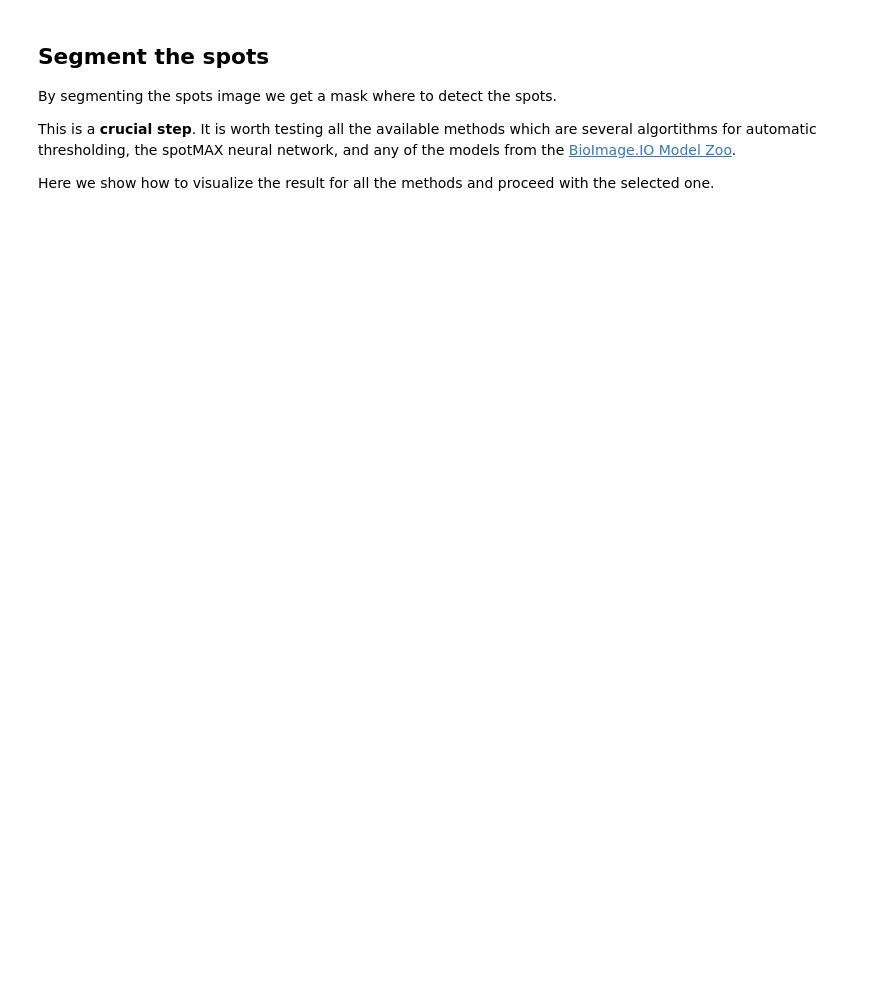
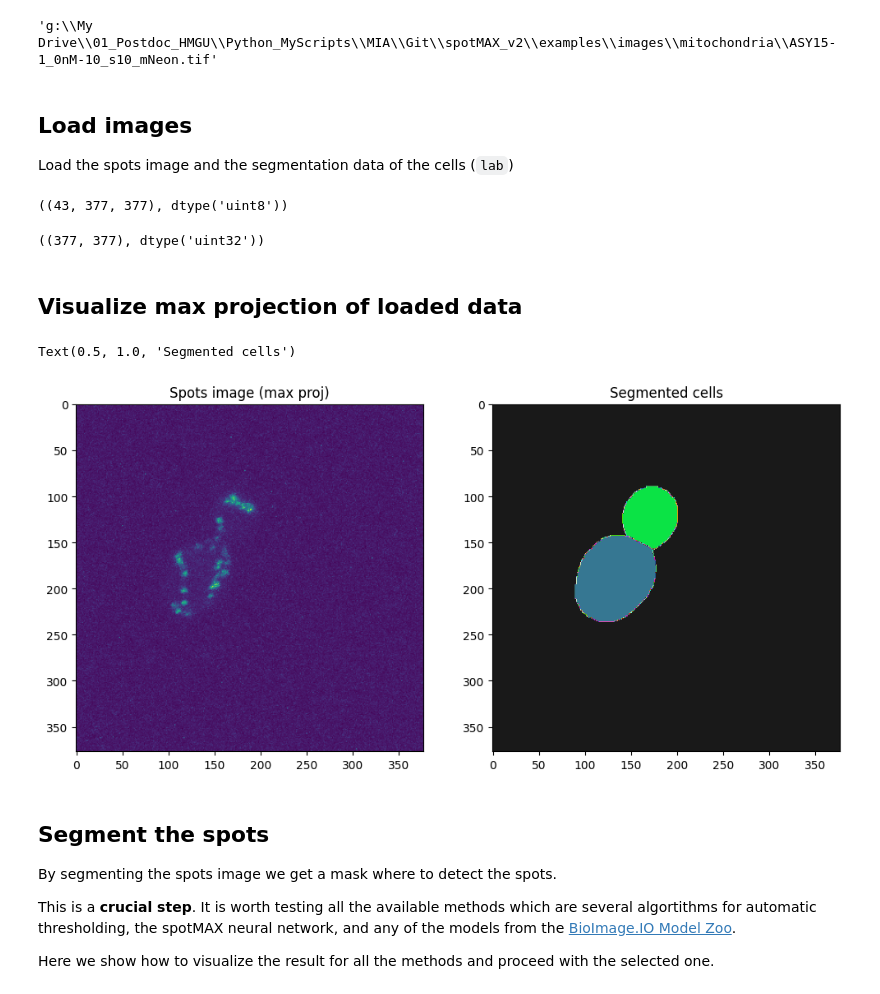
Before and after one commit to ElpadoCan/SpotMAX, a Jupyter notebook: examples/notebooks/spot_detection_from_image_file.ipynb, the cells around one changed output. Cells and saved outputs as stored; diff of their text form; code cells hidden in the pictures; blank space fills up the shorter version.

```diff
--- a/examples/notebooks/spot_detection_from_image_file.ipynb
+++ b/examples/notebooks/spot_detection_from_image_file.ipynb
@@ -10,3 +15,47 @@ image =
+# %%
+work_dir = os.getcwd()
+examples_dir = os.path.dirname(work_dir)
+mitochondria_dir = os.path.join(examples_dir, 'images', 'mitochondria')
+IMAGE_PATH = os.path.join(mitochondria_dir, 'ASY15-1_0nM-10_s10_mNeon.tif')
+LABELS_PATH = os.path.join(mitochondria_dir, 'ASY15-1_0nM-10_s10_segm.npz')
+IMAGE_PATH
+# %% [output]
+'g:\\My Drive\\01_Postdoc_HMGU\\Python_MyScripts\\MIA\\Git\\spotMAX_v2\\examples\\images\\mitochondria\\ASY15-1_0nM-10_s10_mNeon.tif'
+# %% [markdown]
+## Load images
+Load the spots image and the segmentation data of the cells (`lab`)
+# %%
+image = tifffile.tifffile.imread(IMAGE_PATH)
+image.shape, image.dtype
+# %% [output]
+((43, 377, 377), dtype('uint8'))
+# %%
+lab = np.load(LABELS_PATH)['arr_0']
+lab.shape, lab.dtype
+# %% [output]
+((377, 377), dtype('uint32'))
+# %% [markdown]
+## Visualize max projection of loaded data
+# %%
+import matplotlib.pyplot as plt
+import matplotlib
+
+spots_img_max = image.max(axis=0)
+
+fig, ax = plt.subplots(1, 2, figsize=(12,8))
+ax[0].imshow(spots_img_max)
+ax[0].set_title('Spots image (max proj)')
+
+random_colors = np.random.rand(256,3)
+# Dark color for background
+random_colors[0] = (0.1, 0.1, 0.1)
+cmap = matplotlib.colors.ListedColormap(random_colors)
+
+ax[1].imshow(lab, cmap=cmap)
+ax[1].set_title('Segmented cells')
+# %% [output]
+Text(0.5, 1.0, 'Segmented cells')
+[figure, added]
 # %% [markdown]
 ## Segment the spots
 By segmenting the spots image we get a mask where to detect the spots.
```
Also changed, not shown: parts of 25 cells of this notebook, 9 other files.
